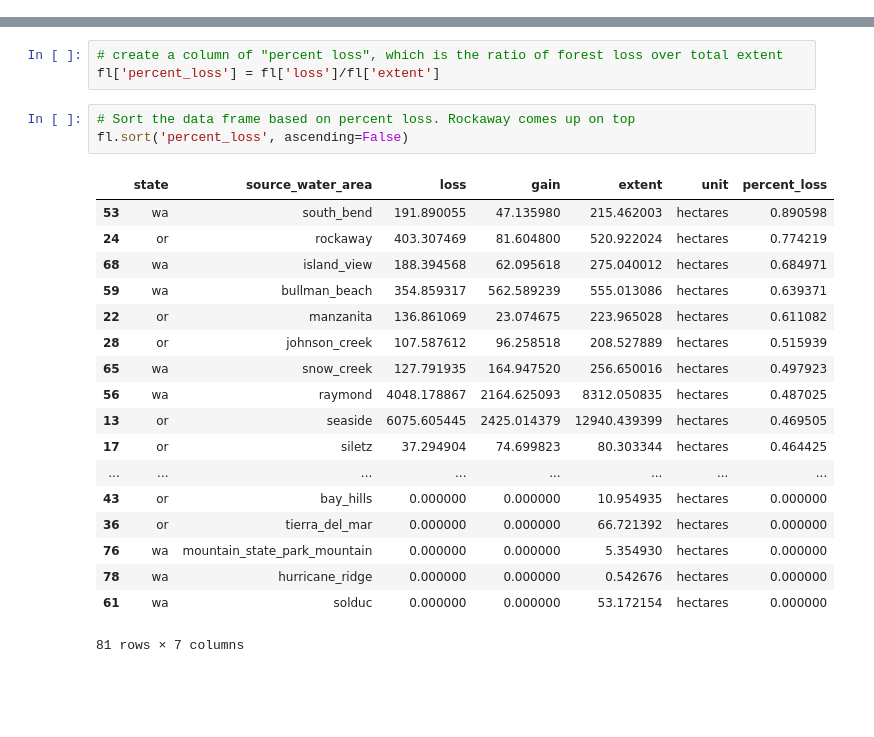
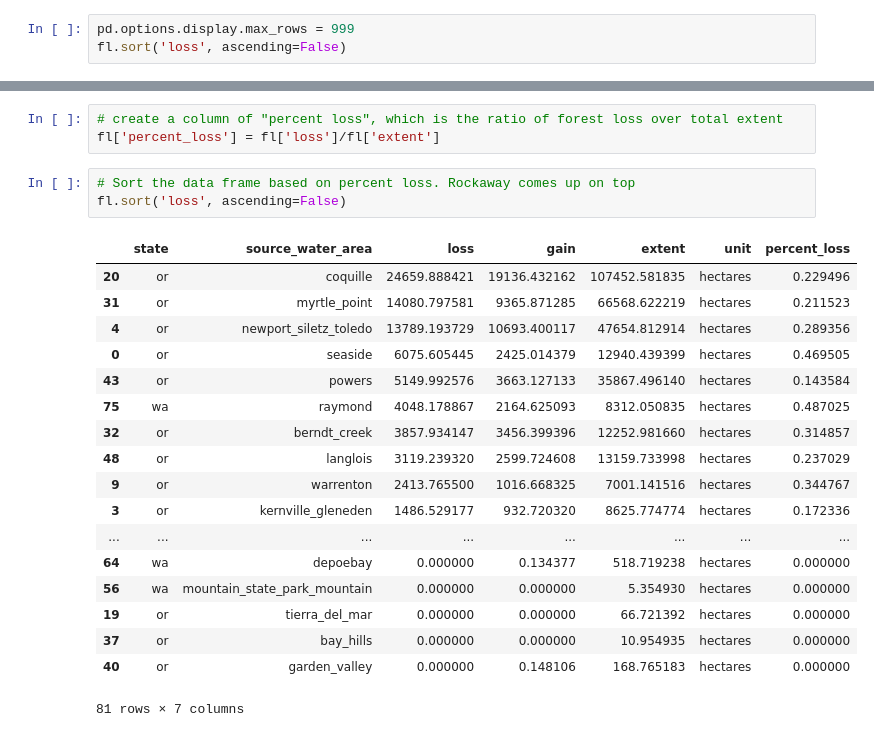
Before and after one commit to tonyschick/watershed-logging, a Jupyter notebook: WatershedLogging.ipynb, the cells around one changed output, grey strips where cells are left out. Cells and saved outputs as stored; diff of their text form; blank space fills up the shorter version.

```diff
--- a/WatershedLogging.ipynb
+++ b/WatershedLogging.ipynb
@@ -197,3 +202,6 @@ new_csv.close()
 forest_loss_file = 'data/forest-loss.csv'
 
 fl = pd.read_csv(forest_loss_file)
+# %%
+pd.options.display.max_rows = 999
+fl.sort('loss', ascending=False)
@@ -202,23 +228,23 @@ fl = pd.read_csv(forest_loss_file)
 fl['percent_loss'] = fl['loss']/fl['extent']
 # %%
 # Sort the data frame based on percent loss. Rockaway comes up on top
-fl.sort('percent_loss', ascending=False)
+fl.sort('loss', ascending=False)
 # %% [output]
 |  | state | source_water_area | loss | gain | extent | unit | percent_loss |
-| 53 | wa | south_bend | 191.890055 | 47.135980 | 215.462003 | hectares | 0.890598 |
-| 24 | or | rockaway | 403.307469 | 81.604800 | 520.922024 | hectares | 0.774219 |
-| 68 | wa | island_view | 188.394568 | 62.095618 | 275.040012 | hectares | 0.684971 |
-| 59 | wa | bullman_beach | 354.859317 | 562.589239 | 555.013086 | hectares | 0.639371 |
-| 22 | or | manzanita | 136.861069 | 23.074675 | 223.965028 | hectares | 0.611082 |
-| 28 | or | johnson_creek | 107.587612 | 96.258518 | 208.527889 | hectares | 0.515939 |
-| 65 | wa | snow_creek | 127.791935 | 164.947520 | 256.650016 | hectares | 0.497923 |
-| 56 | wa | raymond | 4048.178867 | 2164.625093 | 8312.050835 | hectares | 0.487025 |
-| 13 | or | seaside | 6075.605445 | 2425.014379 | 12940.439399 | hectares | 0.469505 |
-| 17 | or | siletz | 37.294904 | 74.699823 | 80.303344 | hectares | 0.464425 |
+| 20 | or | coquille | 24659.888421 | 19136.432162 | 107452.581835 | hectares | 0.229496 |
+| 31 | or | myrtle_point | 14080.797581 | 9365.871285 | 66568.622219 | hectares | 0.211523 |
+| 4 | or | newport_siletz_toledo | 13789.193729 | 10693.400117 | 47654.812914 | hectares | 0.289356 |
+| 0 | or | seaside | 6075.605445 | 2425.014379 | 12940.439399 | hectares | 0.469505 |
+| 43 | or | powers | 5149.992576 | 3663.127133 | 35867.496140 | hectares | 0.143584 |
+| 75 | wa | raymond | 4048.178867 | 2164.625093 | 8312.050835 | hectares | 0.487025 |
+| 32 | or | berndt_creek | 3857.934147 | 3456.399396 | 12252.981660 | hectares | 0.314857 |
+| 48 | or | langlois | 3119.239320 | 2599.724608 | 13159.733998 | hectares | 0.237029 |
+| 9 | or | warrenton | 2413.765500 | 1016.668325 | 7001.141516 | hectares | 0.344767 |
+| 3 | or | kernville_gleneden | 1486.529177 | 932.720320 | 8625.774774 | hectares | 0.172336 |
 | ... | ... | ... | ... | ... | ... | ... | ... |
-| 43 | or | bay_hills | 0.000000 | 0.000000 | 10.954935 | hectares | 0.000000 |
-| 36 | or | tierra_del_mar | 0.000000 | 0.000000 | 66.721392 | hectares | 0.000000 |
-| 76 | wa | mountain_state_park_mountain | 0.000000 | 0.000000 | 5.354930 | hectares | 0.000000 |
-| 78 | wa | hurricane_ridge | 0.000000 | 0.000000 | 0.542676 | hectares | 0.000000 |
-| 61 | wa | solduc | 0.000000 | 0.000000 | 53.172154 | hectares | 0.000000 |
+| 64 | wa | depoebay | 0.000000 | 0.134377 | 518.719238 | hectares | 0.000000 |
+| 56 | wa | mountain_state_park_mountain | 0.000000 | 0.000000 | 5.354930 | hectares | 0.000000 |
+| 19 | or | tierra_del_mar | 0.000000 | 0.000000 | 66.721392 | hectares | 0.000000 |
+| 37 | or | bay_hills | 0.000000 | 0.000000 | 10.954935 | hectares | 0.000000 |
+| 40 | or | garden_valley | 0.000000 | 0.148106 | 168.765183 | hectares | 0.000000 |
 81 rows × 7 columns
```
Also changed, not shown: parts of 14 cells of this notebook, 2 other files.
